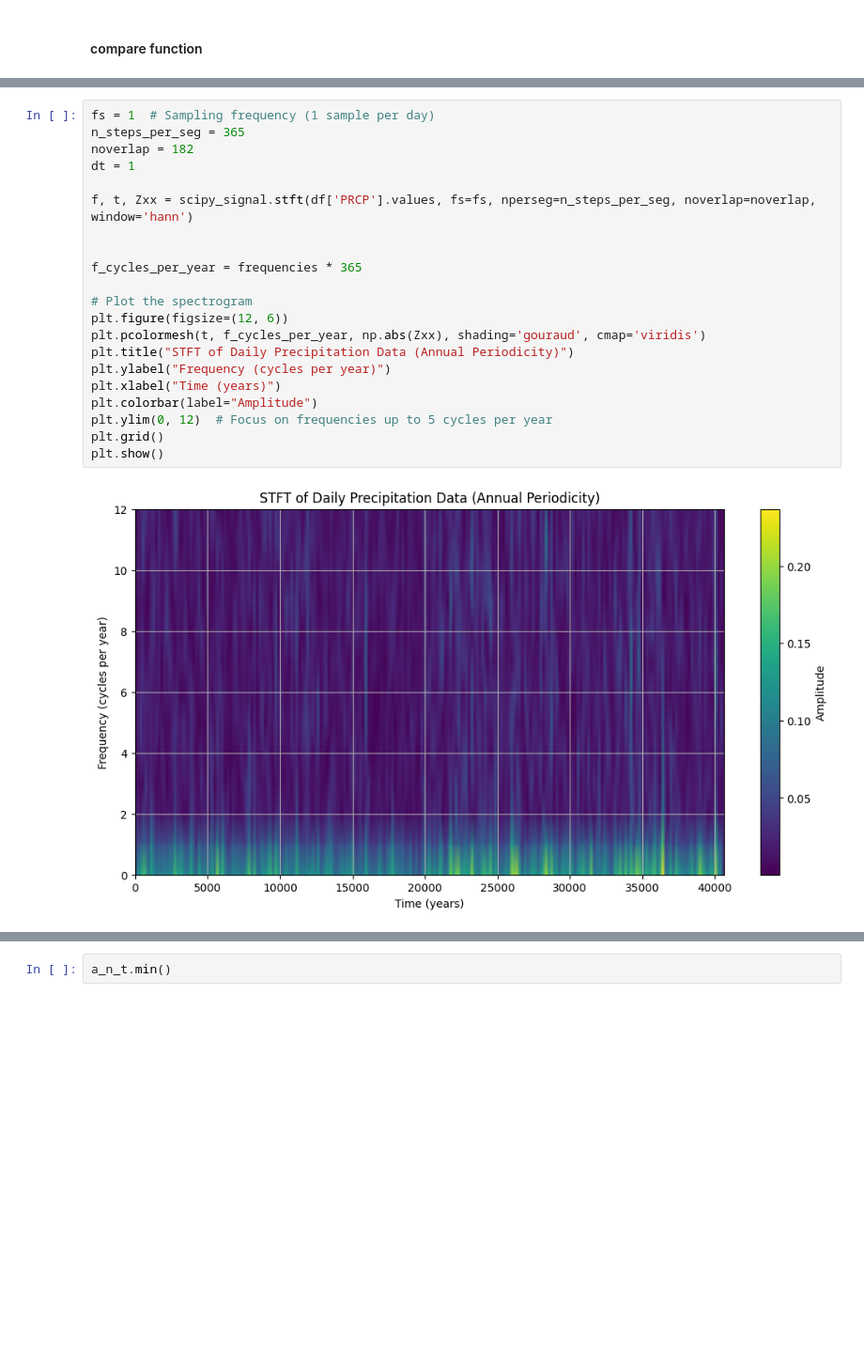
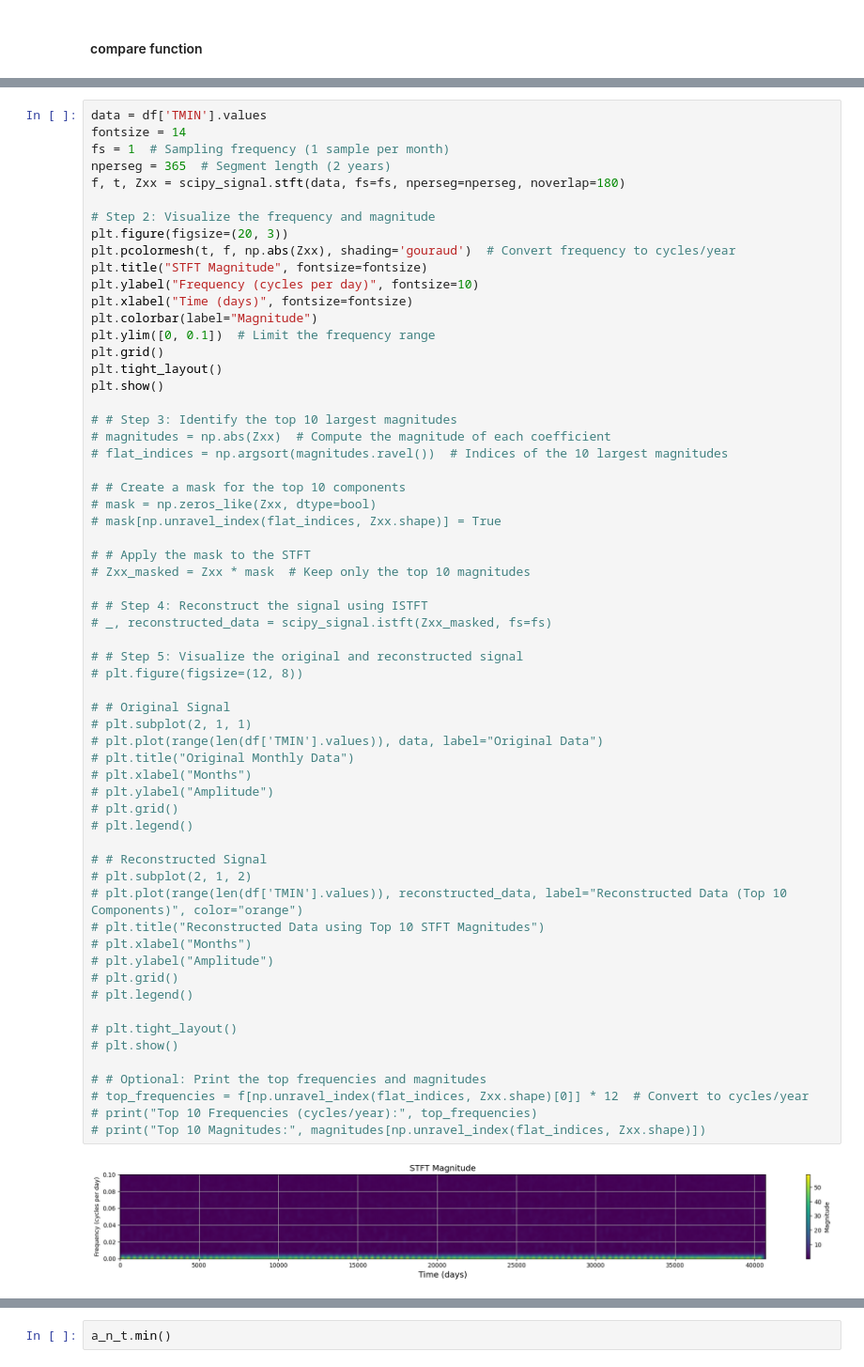
Before and after one commit to ruixuan-ray-zhang/PTSA, a Jupyter notebook: example_code.ipynb, the cells around one changed output, grey strips where cells are left out. Shown at 94% size. Drawn from its saved outputs; the diff is of its cells as text; blank space fills up the shorter version.

```diff
--- a/example_code.ipynb
+++ b/example_code.ipynb
@@ -513,24 +595,64 @@ plt.show()
 # %%
-fs = 1  # Sampling frequency (1 sample per day)
-n_steps_per_seg = 365
-noverlap = 182
-dt = 1
+data = df['TMIN'].values
+fontsize = 14
+fs = 1  # Sampling frequency (1 sample per month)
+nperseg = 365  # Segment length (2 years)
+f, t, Zxx = scipy_signal.stft(data, fs=fs, nperseg=nperseg, noverlap=180)
 
-f, t, Zxx = scipy_signal.stft(df['PRCP'].values, fs=fs, nperseg=n_steps_per_seg, noverlap=noverlap, window='hann')
+# Step 2: Visualize the frequency and magnitude
+plt.figure(figsize=(20, 3))
+plt.pcolormesh(t, f, np.abs(Zxx), shading='gouraud')  # Convert frequency to cycles/year
+plt.title("STFT Magnitude", fontsize=fontsize)
+plt.ylabel("Frequency (cycles per day)", fontsize=10)
+plt.xlabel("Time (days)", fontsize=fontsize)
+plt.colorbar(label="Magnitude")
+plt.ylim([0, 0.1])  # Limit the frequency range
+plt.grid()
+plt.tight_layout()
+plt.show()
 
+# # Step 3: Identify the top 10 largest magnitudes
+# magnitudes = np.abs(Zxx)  # Compute the magnitude of each coefficient
+# flat_indices = np.argsort(magnitudes.ravel())  # Indices of the 10 largest magnitudes
 
-f_cycles_per_year = frequencies * 365
+# # Create a mask for the top 10 components
+# mask = np.zeros_like(Zxx, dtype=bool)
+# mask[np.unravel_index(flat_indices, Zxx.shape)] = True
 
-# Plot the spectrogram
-plt.figure(figsize=(12, 6))
-plt.pcolormesh(t, f_cycles_per_year, np.abs(Zxx), shading='gouraud', cmap='viridis')
-plt.title("STFT of Daily Precipitation Data (Annual Periodicity)")
-plt.ylabel("Frequency (cycles per year)")
-plt.xlabel("Time (years)")
-plt.colorbar(label="Amplitude")
-plt.ylim(0, 12)  # Focus on frequencies up to 5 cycles per year
-plt.grid()
-plt.show()
+# # Apply the mask to the STFT
+# Zxx_masked = Zxx * mask  # Keep only the top 10 magnitudes
+
+# # Step 4: Reconstruct the signal using ISTFT
+# _, reconstructed_data = scipy_signal.istft(Zxx_masked, fs=fs)
+
+# # Step 5: Visualize the original and reconstructed signal
+# plt.figure(figsize=(12, 8))
+
+# # Original Signal
+# plt.subplot(2, 1, 1)
+# plt.plot(range(len(df['TMIN'].values)), data, label="Original Data")
+# plt.title("Original Monthly Data")
+# plt.xlabel("Months")
+# plt.ylabel("Amplitude")
+# plt.grid()
+# plt.legend()
+
+# # Reconstructed Signal
+# plt.subplot(2, 1, 2)
+# plt.plot(range(len(df['TMIN'].values)), reconstructed_data, label="Reconstructed Data (Top 10 Components)", color="orange")
+# plt.title("Reconstructed Data using Top 10 STFT Magnitudes")
+# plt.xlabel("Months")
+# plt.ylabel("Amplitude")
+# plt.grid()
+# plt.legend()
+
+# plt.tight_layout()
+# plt.show()
+
+# # Optional: Print the top frequencies and magnitudes
+# top_frequencies = f[np.unravel_index(flat_indices, Zxx.shape)[0]] * 12  # Convert to cycles/year
+# print("Top 10 Frequencies (cycles/year):", top_frequencies)
+# print("Top 10 Magnitudes:", magnitudes[np.unravel_index(flat_indices, Zxx.shape)])
 # %% [output]
-[figure, old version]
+[figure, new version]
 # %%
```
Also changed, not shown: parts of 17 cells of this notebook, 5 other files.
